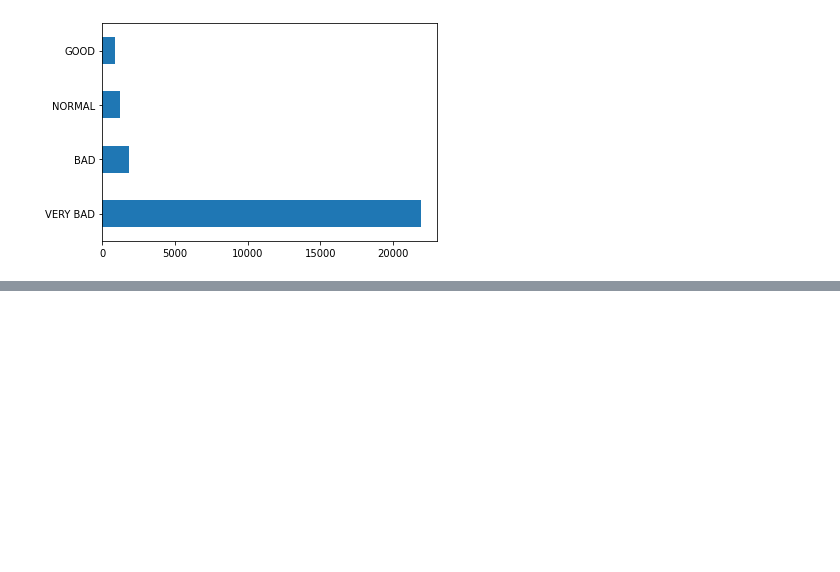
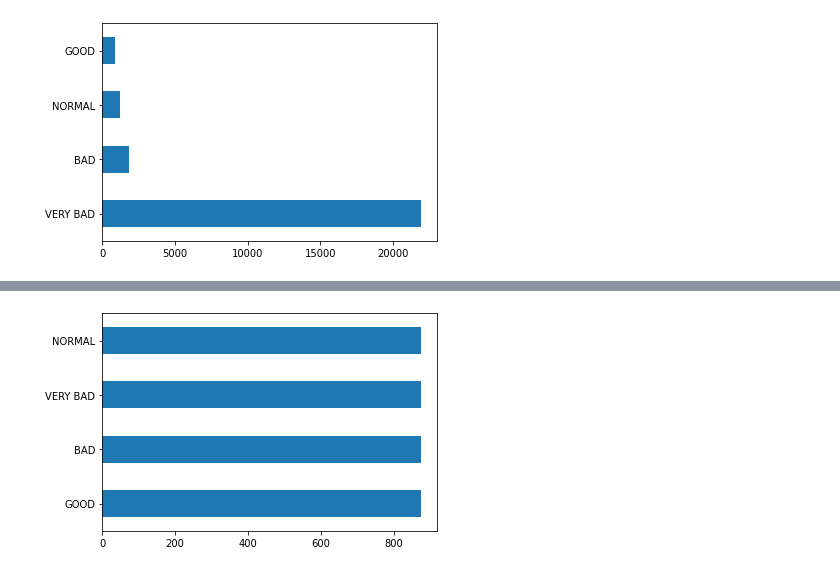
Before and after one commit to Junhyung-Choi/LSTM_Seoul_Pollution, a Jupyter notebook: Train.ipynb, the cells around one changed output, grey strips where cells are left out. Drawn from its saved outputs; the diff is of its cells as text; code cells hidden in the pictures; blank space fills up the shorter version.

```diff
--- a/Train.ipynb
+++ b/Train.ipynb
@@ -150,0 +143,19 @@ ModuleNotFoundError: No module named 'tensorflow.keras.model'
+# %%
+sampling_list = ["VERY BAD", "BAD", "NORMAL"]
+
+new_df = df[df['PM10'] == "GOOD"]
+
+good_count = len(new_df)
+
+for class_name in sampling_list:
+    class_index = df[df['PM10'] == class_name].index
+    under_sample_index = np.random.choice(class_index, good_count, replace = False)
+    under_sample = df.loc[under_sample_index]
+    new_df = new_df.append(under_sample)
+
+new_df = new_df.sample(frac=1).reset_index(drop=True)
+
+new_df['PM10'].value_counts(sort=True, dropna=False).plot(kind = "barh")
+plt.show()
+# %% [output]
+[figure, added]
```
Also changed, not shown: parts of 5 cells of this notebook, 2 other files.
